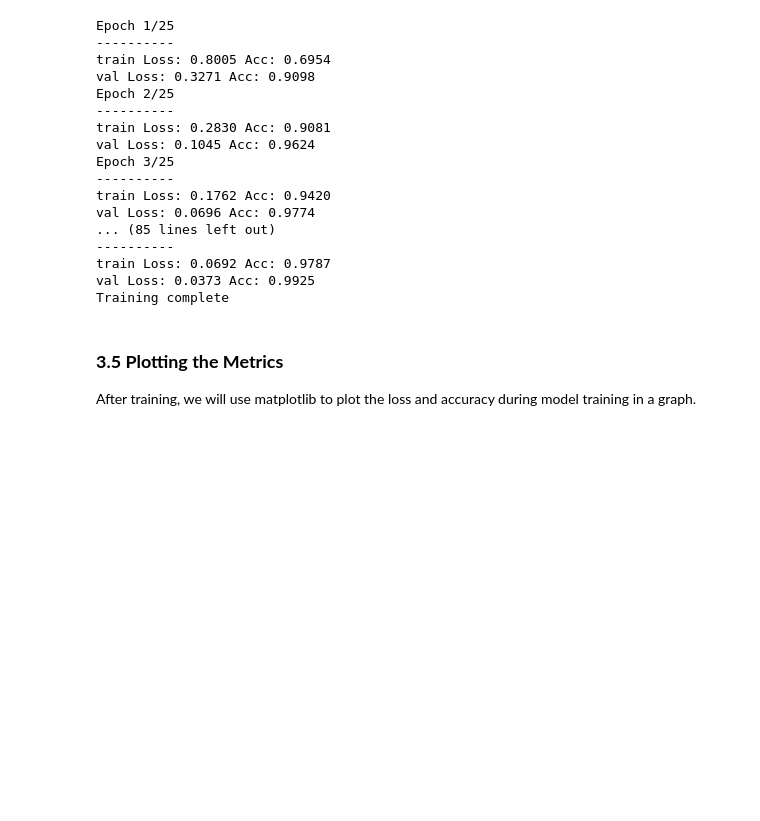
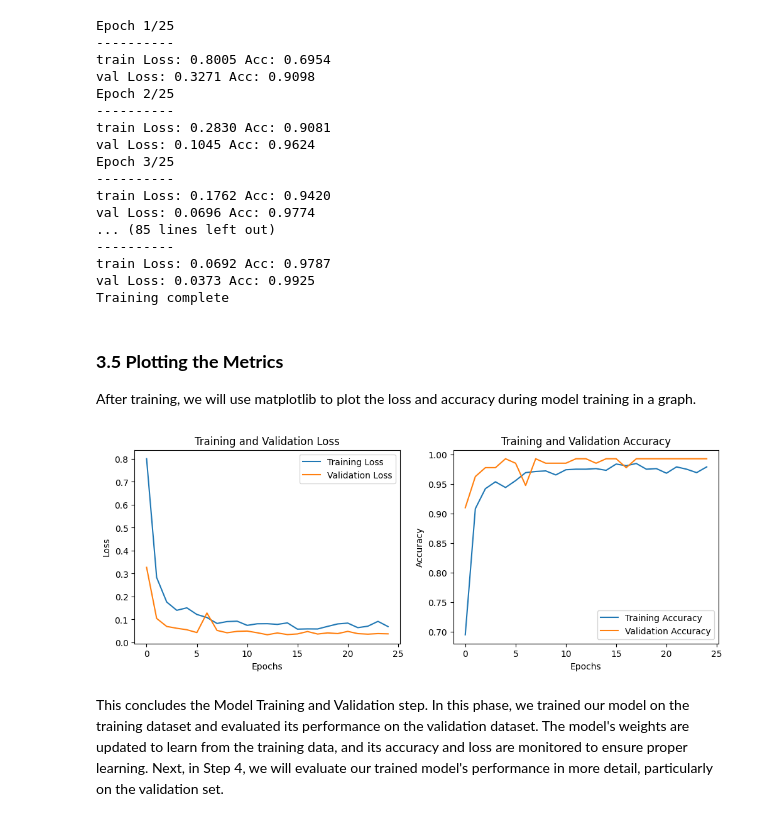
Before and after one commit to engcriscunha/avanti-bean-leaf-classification, a Jupyter notebook: execução_notebook_akhilchibber.ipynb, the cells around one changed output. Drawn from its saved outputs; the diff is of its cells as text; code cells hidden in the pictures; blank space fills up the shorter version.

```diff
--- a/execução_notebook_akhilchibber.ipynb
+++ b/execução_notebook_akhilchibber.ipynb
@@ -375,3 +375,30 @@ torch.save(model.state_dict(), "./bean-leaf-lesions-classification/model.pth")
 # %% [markdown]
 ### **3.5 Plotting the Metrics**
 After training, we will use matplotlib to plot the loss and accuracy during model training in a graph.
+# %%
+import matplotlib.pyplot as plt
+
+# Plotting training and validation loss
+plt.figure(figsize=(12, 4))
+plt.subplot(1, 2, 1)
+plt.plot(train_loss_history, label='Training Loss')
+plt.plot(val_loss_history, label='Validation Loss')
+plt.title('Training and Validation Loss')
+plt.xlabel('Epochs')
+plt.ylabel('Loss')
+plt.legend()
+
+# Plotting training and validation accuracy
+plt.subplot(1, 2, 2)
+plt.plot(train_acc_history, label='Training Accuracy')
+plt.plot(val_acc_history, label='Validation Accuracy')
+plt.title('Training and Validation Accuracy')
+plt.xlabel('Epochs')
+plt.ylabel('Accuracy')
+plt.legend()
+
+plt.show()
+# %% [output]
+[figure, added]
+# %% [markdown]
+This concludes the Model Training and Validation step. In this phase, we trained our model on the training dataset and evaluated its performance on the validation dataset. The model's weights are updated to learn from the training data, and its accuracy and loss are monitored to ensure proper learning. Next, in Step 4, we will evaluate our trained model's performance in more detail, particularly on the validation set.
```
Also changed, not shown: parts of 1 cell of this notebook.
